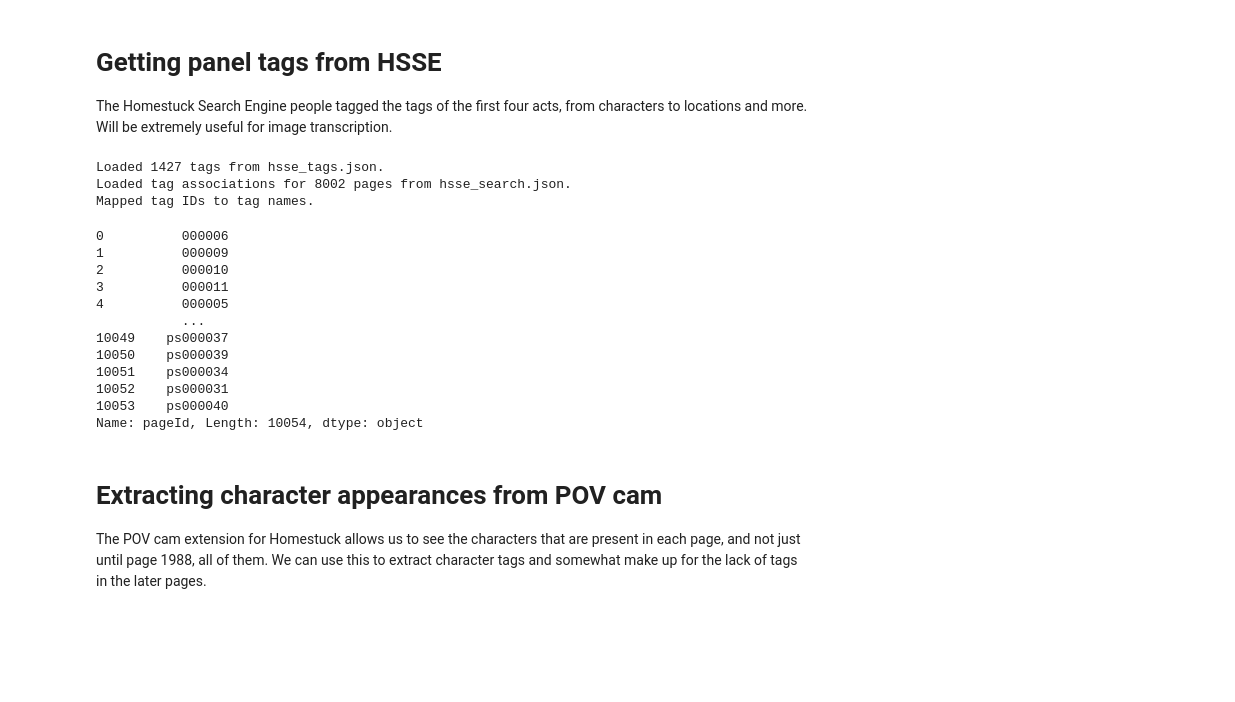
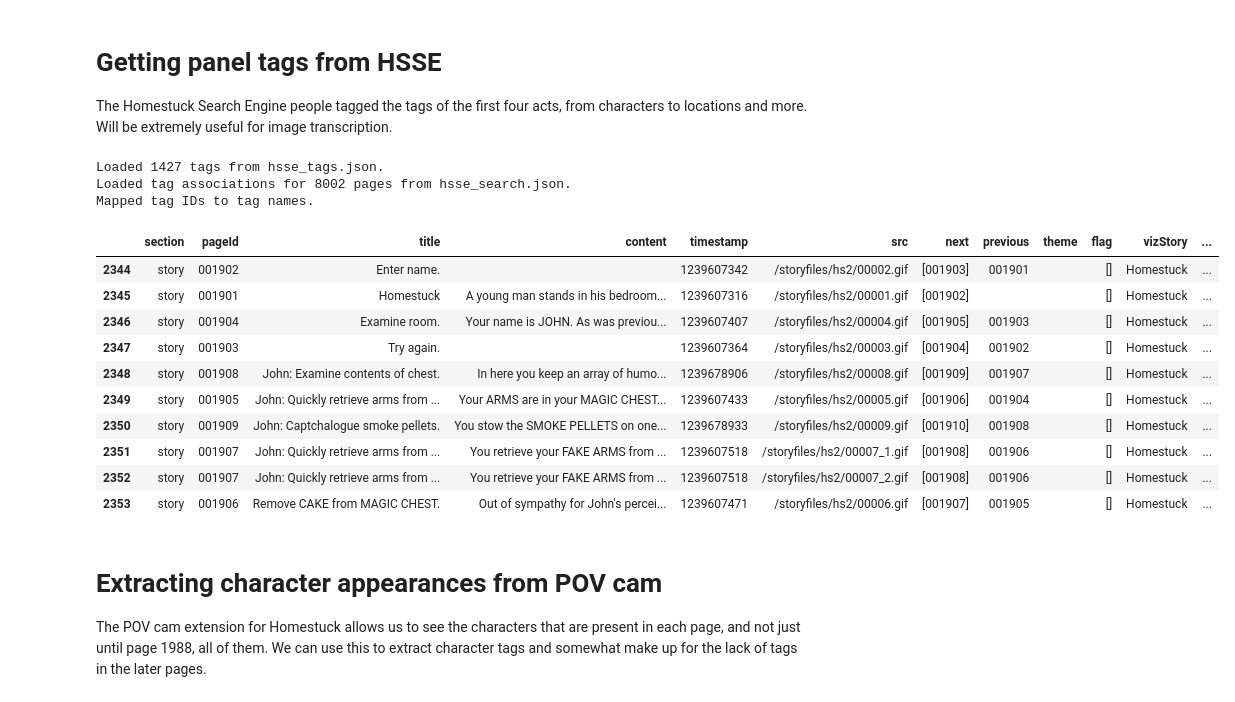
Before and after one commit to recordcrash/homestuck-dataset, a Jupyter notebook: notebooks/collection_to_data.ipynb, the cells around one changed output. Cells and saved outputs as stored; diff of their text form; code cells hidden in the pictures; blank space fills up the shorter version.

Commit message:
handle pov cam data (partial)

```diff
--- a/notebooks/collection_to_data.ipynb
+++ b/notebooks/collection_to_data.ipynb
@@ -979,56 +979,52 @@ def merge_tags_into_mspa_df(mspa_df, page_to_tag_names):
     Returns:
         pd.DataFrame: The updated MSPA DataFrame with tags incorporated.
     """
+    # Edit page_to_tag_names so the keys have the "6/" prefix to match the Viz page numbers
+    page_to_tag_names = {f"6/{k}": v for k, v in page_to_tag_names.items()}
+
     # Create a Series from the page_to_tag_names dictionary
     tags_series = pd.Series(page_to_tag_names, name='tags')
 
-    # Ensure that 'pageId' in both DataFrames are strings for proper merging
-    mspa_df['pageId'] = mspa_df['pageId'].astype(str)
-    tags_series.index = tags_series.index.astype(str)
-
-    # Merge the tags into mspa_df
-    mspa_df_with_tags = mspa_df.merge(tags_series, on='pageId', how='left')
+    # Merge the tags into mspa_df, matching its vizPageId with the keys of the tags_series
+    mspa_df_with_tags = mspa_df.merge(tags_series, left_on='vizPageId', right_index=True, how='left')
 
     # Replace NaN with empty lists for pages without tags
     mspa_df_with_tags['tags'] = mspa_df_with_tags['tags'].apply(lambda x: x if isinstance(x, list) else [])
 
     return mspa_df_with_tags
 
 # Load HSSE tag definitions
 tag_id_to_name = load_hsse_tags(HSSE_TAGS)
 print(f"Loaded {len(tag_id_to_name)} tags from hsse_tags.json.")
 
 # Load HSSE page-tag associations
 page_to_tag_ids = load_hsse_search(HSSE_SEARCH)
 print(f"Loaded tag associations for {len(page_to_tag_ids)} pages from hsse_search.json.")
 
 # Map tag IDs to tag names
 page_to_tag_names = map_tags_to_names(page_to_tag_ids, tag_id_to_name)
 print("Mapped tag IDs to tag names.")
-# TODO: replace this with the proper page. It's using Viz Homestuck page numbers, not MSPA page numbers.
-mspa_df['pageId'].astype(str)
 
 # Merge tags into the main MSPA DataFrame
-#
+mspa_df_with_tags = merge_tags_into_mspa_df(mspa_panels_annotated_df, page_to_tag_names)
 
-# # Display the first few rows of the updated DataFrame
-# print(mspa_df_with_tags[['pageId', 'title', 'transcript', 'tags']].head(10))
+# # Display the first few rows with tags not an empty list
+mspa_df_with_tags[mspa_df_with_tags['tags'].apply(len) > 0].head(10)
 # %% [output]
 Loaded 1427 tags from hsse_tags.json.
 Loaded tag associations for 8002 pages from hsse_search.json.
 Mapped tag IDs to tag names.
-0          000006
-1          000009
-2          000010
-3          000011
-4          000005
-           ...
-10049    ps000037
-10050    ps000039
-10051    ps000034
-10052    ps000031
-10053    ps000040
-Name: pageId, Length: 10054, dtype: object
+|  | section | pageId | title | content | timestamp | src | next | previous | theme | flag | vizStory | ... |
+| 2344 | story | 001902 | Enter name. |  | 1239607342 | /storyfiles/hs2/00002.gif | [001903] | 001901 |  | [] | Homestuck | ... |
+| 2345 | story | 001901 | Homestuck | A young man stands in his bedroom... | 1239607316 | /storyfiles/hs2/00001.gif | [001902] |  |  | [] | Homestuck | ... |
+| 2346 | story | 001904 | Examine room. | Your name is JOHN. As was previou... | 1239607407 | /storyfiles/hs2/00004.gif | [001905] | 001903 |  | [] | Homestuck | ... |
+| 2347 | story | 001903 | Try again. |  | 1239607364 | /storyfiles/hs2/00003.gif | [001904] | 001902 |  | [] | Homestuck | ... |
+| 2348 | story | 001908 | John: Examine contents of chest. | In here you keep an array of humo... | 1239678906 | /storyfiles/hs2/00008.gif | [001909] | 001907 |  | [] | Homestuck | ... |
+| 2349 | story | 001905 | John: Quickly retrieve arms from ... | Your ARMS are in your MAGIC CHEST... | 1239607433 | /storyfiles/hs2/00005.gif | [001906] | 001904 |  | [] | Homestuck | ... |
+| 2350 | story | 001909 | John: Captchalogue smoke pellets. | You stow the SMOKE PELLETS on one... | 1239678933 | /storyfiles/hs2/00009.gif | [001910] | 001908 |  | [] | Homestuck | ... |
+| 2351 | story | 001907 | John: Quickly retrieve arms from ... | You retrieve your FAKE ARMS from ... | 1239607518 | /storyfiles/hs2/00007_1.gif | [001908] | 001906 |  | [] | Homestuck | ... |
+| 2352 | story | 001907 | John: Quickly retrieve arms from ... | You retrieve your FAKE ARMS from ... | 1239607518 | /storyfiles/hs2/00007_2.gif | [001908] | 001906 |  | [] | Homestuck | ... |
+| 2353 | story | 001906 | Remove CAKE from MAGIC CHEST. | Out of sympathy for John's percei... | 1239607471 | /storyfiles/hs2/00006.gif | [001907] | 001905 |  | [] | Homestuck | ... |
 # %% [markdown]
 # Extracting character appearances from POV cam
 
```
Also changed, not shown: parts of 4 cells of this notebook.
